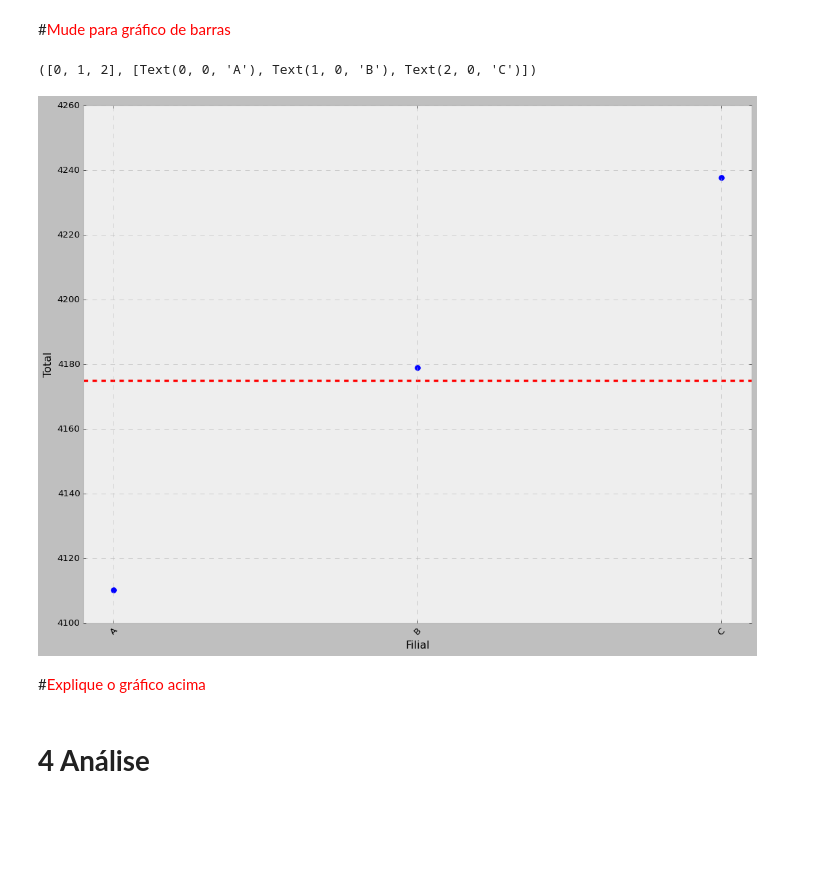
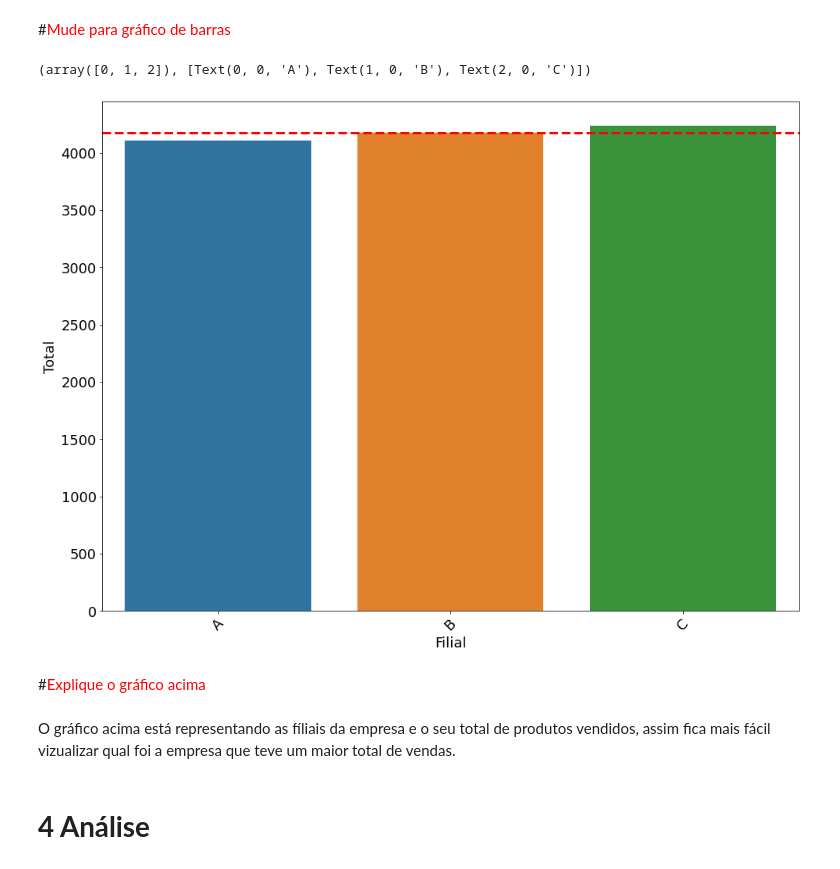
Before and after one commit to AlbertoZamarchi/Mineracao-Dados, a Jupyter notebook: Primeira_Analise_Dados.ipynb, the cells around one changed output. Drawn from its saved outputs; the diff is of its cells as text; code cells hidden in the pictures; blank space fills up the shorter version.

```diff
--- a/Primeira_Analise_Dados.ipynb
+++ b/Primeira_Analise_Dados.ipynb
@@ -404,15 +460,17 @@ agrupando_Filial_Total
 # %% [markdown]
 #<font color='red'>Mude para gráfico de barras</font>
 # %%
-fig, ax = plt.subplots(figsize=(16,12))
-ax = sns.scatterplot(x = 'Filial', y = 'Total', data = agrupando_Filial_Total , s = 75)
-plt.axhline(y=np.nanmean(df.Total), color='red', linestyle='--', linewidth=3, label='Média')
-plt.xticks(rotation = 45)
+fig, ax = plt.subplots(figsize=(16, 12))
+sns.barplot(x='Filial', y='Total', data=agrupando_Filial_Total, ax=ax)
+ax.axhline(y=np.nanmean(df.Total), color='red', linestyle='--', linewidth=3, label='Média')
+plt.xticks(rotation=45)
 # %% [output]
-([0, 1, 2], [Text(0, 0, 'A'), Text(1, 0, 'B'), Text(2, 0, 'C')])
+(array([0, 1, 2]), [Text(0, 0, 'A'), Text(1, 0, 'B'), Text(2, 0, 'C')])
-[figure, old version]
+[figure, new version]
 # %% [markdown]
 #<font color='red'>Explique o gráfico acima</font>
+# %% [markdown]
+O gráfico acima está representando as fíliais da empresa e o seu total de produtos vendidos, assim fica mais fácil vizualizar qual foi a empresa que teve um maior total de vendas.
 # %% [markdown]
 # **4 Análise**
 # %% [markdown]
```
Also changed, not shown: parts of 44 cells of this notebook.
